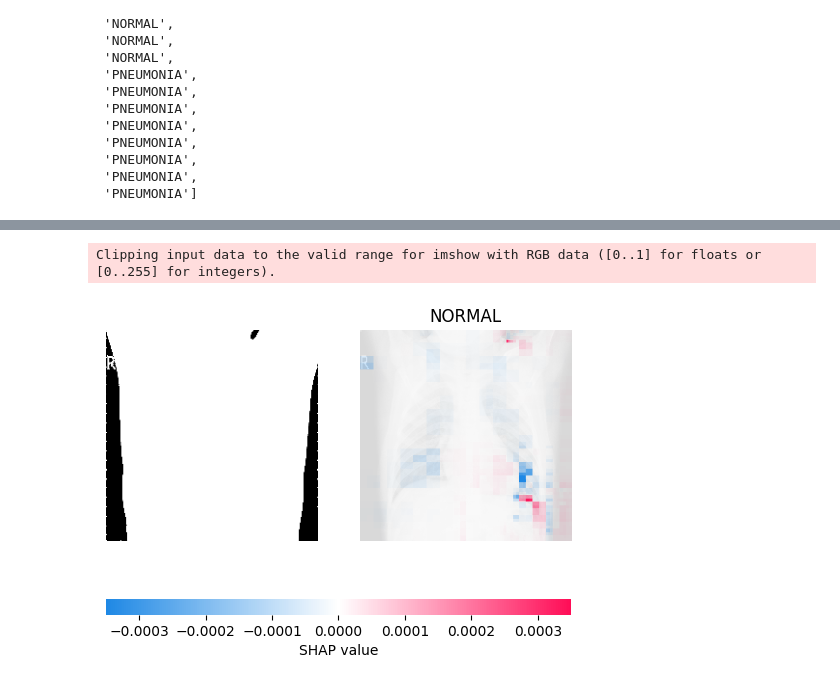
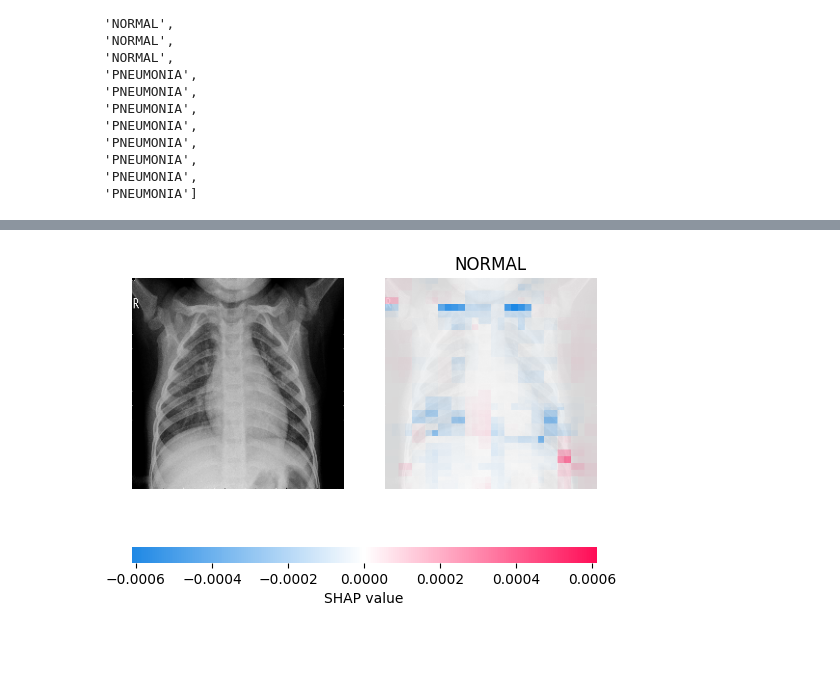
Before and after one commit to javiermunozalonso/image_classification_and_explainability-x_ray_pneumonia, a Jupyter notebook: explanation.ipynb, the cells around one changed output, grey strips where cells are left out. Cells and saved outputs as stored; diff of their text form; code cells hidden in the pictures; blank space fills up the shorter version.

Commit message:
Fixed problem with the original images on shap explanations

```diff
--- a/explanation.ipynb
+++ b/explanation.ipynb
@@ -115,4 +115,7 @@ print(list(zip(y_pred,predictions_label)))
 [(1, array(['PNEUMONIA'], dtype='<U9')), (1, array(['PNEUMONIA'], dtype='<U9')), (0, array(['NORMAL'], dtype='<U9')), (0, array(['NORMAL'], dtype='<U9')), (1, array(['PNEUMONIA'], dtype='<U9')), (1, a ...
+# %%
+# converting shap_values.data array from float64 dtype to int32 dtype
+shap_values.data = np.array(shap_values.data, np.int32)
 # %%
 shap.plots.image(shap_values=shap_values,
                     true_labels=true_labels,
@@ -138,5 +125,4 @@ Clipping input data to the valid range for imshow with RGB data ([0..1] for floa
 # %%
-shap.image_plot(shap_values[0])
+shap.image_plot(shap_values[3])
 # %% [output]
-Clipping input data to the valid range for imshow with RGB data ([0..1] for floats or [0..255] for integers).
-[figure, old version]
+[figure, new version]
```
Also changed, not shown: parts of 2 cells of this notebook.
